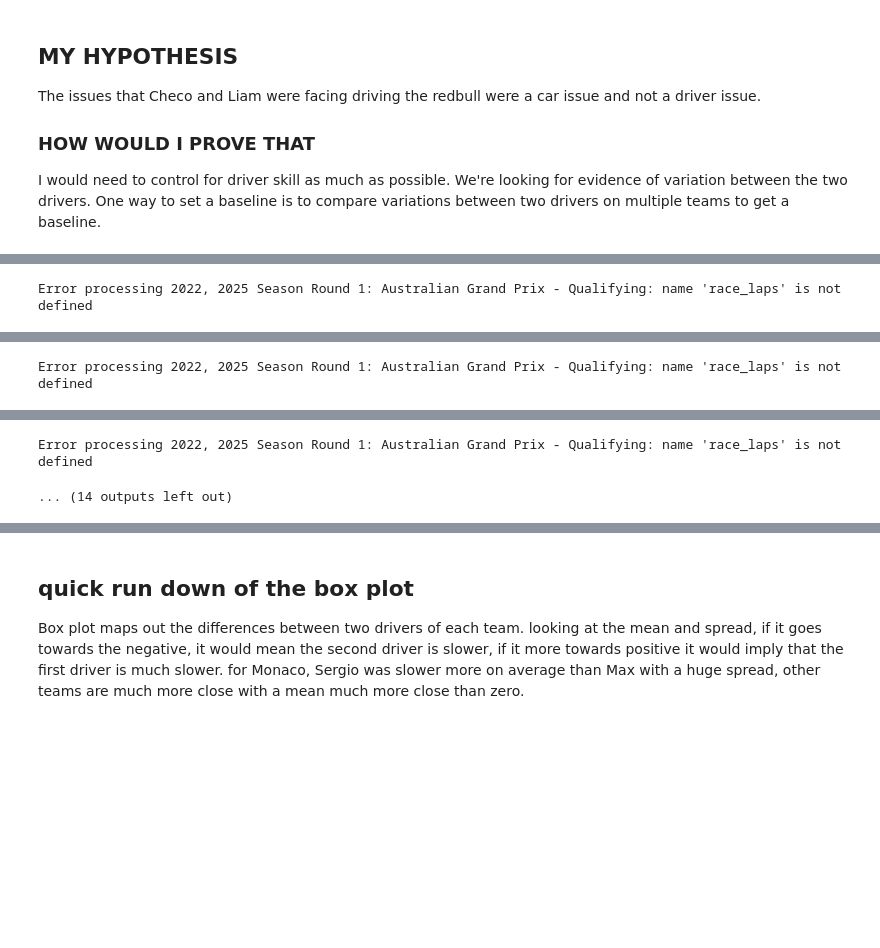
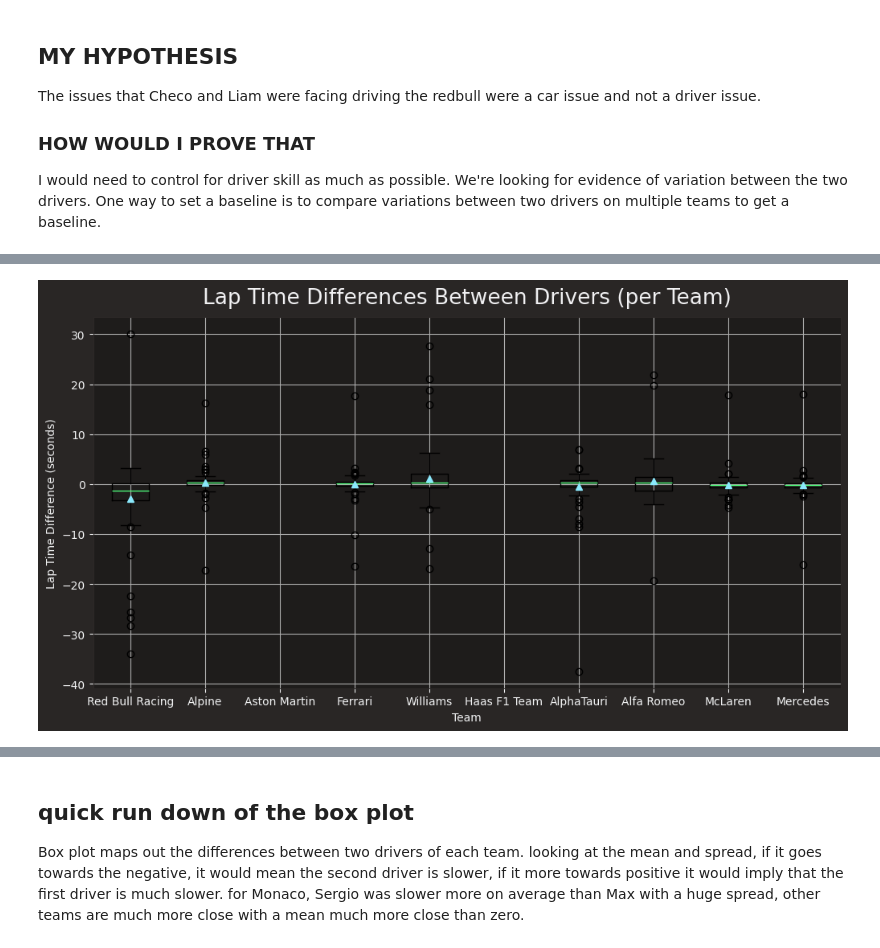
Before and after one commit to OhOmah/F1Revisited, a Jupyter notebook: MaxVSecondSeat.ipynb, the cells around one changed output, grey strips where cells are left out. Saved outputs shown, nothing was run; the diff lists cells and outputs as text; code cells hidden in the pictures; blank space fills up the shorter version.

Commit message:
Created box plot showing difference in driver laptimes over a year.

```diff
--- a/MaxVSecondSeat.ipynb
+++ b/MaxVSecondSeat.ipynb
@@ -181,66 +180,47 @@ test = test[test['EventFormat'] != 'testing']
 # %%
-all_team_differences = {}
-for year in years:
-    print(year)
-    schedule_raw = fastf1.get_event_schedule(year).copy()
-    # remove testing events
-    schedule_filtered = schedule_raw[schedule_raw['EventFormat'] != 'testing']
-    # Save as a list
-    schedule_list = schedule_filtered['RoundNumber'].tolist()
-    team_differences = {}
-    for races in schedule_list:
-        try:
-            # Get the session information
-            race = fastf1.get_session(year, races, 'R')
-            race.load()
-            # Define the teams that particapate in a race
-            Teams = race_laps['Team'].unique().tolist()
-            # Copy to not modify the original
-            race_laps = race.laps.copy()
+# TODO: loop through races to create larger datasets and more concrete plots.
+# import 1 race, change to loop to compare multiple races overtime
+race = fastf1.get_session(2023, 'Monaco', 'R')
+race.load()
 
-            # convert time delta to seconds
-            race_laps['LapTime'] = race_laps['LapTime'].map(lambda x: datetime.timedelta.total_seconds(x) if (np.all(pd.notnull(x))) else np.nan)
+# Make a list of all the teams
+Teams = race.laps['Team'].unique().tolist()
+# Box plot between two drivers in Monaco
+# TODO: Change to loop to showcase all races.
+team_differences = {}
 
-            # loop through the teams
-            for team in Teams:
-                # get the drivers
-                drivers = race_laps[race_laps['Team'] == team].Driver.unique()
-                if len(drivers) < 2:
-                    print(f"Team {team} in {race}, {year} has fewer than two drivers, Skipping.")
-                driver1 = drivers[0]
-                driver2 = drivers[1]
-                # Get their laps
-                driver1_laps = race_laps[race_laps['Driver'] == driver1].copy()
-                driver2_laps = race_laps[race_laps['Driver'] == driver2].copy()
+# Convert time delta to seconds
+race.laps['LapTime'] = race.laps['LapTime'].map(lambda x: datetime.timedelta.total_seconds(x) if (np.all(pd.notnull(x))) else np.nan)
+for team in Teams:
+    drivers = race.laps[race.laps['Team'] == team].Driver.unique()
+    # Pull drivers and laps
+    driver1 = drivers[0]
+    driver2= drivers[1]
+    driver1_laps = race.laps[race.laps['Driver'] == driver1].copy()
+    driver2_laps = race.laps[race.laps['Driver'] == driver2].copy()
 
-                # filter to only laps where both drivers completed
-                common_laps = np.intersect1d(driver1_laps['LapNumber'], driver2_laps['LapNumber'])
+    # filter to only laps where both drivers completed
+    common_laps = np.intersect1d(driver1_laps['LapNumber'], driver2_laps['LapNumber'])
 
-                driver1_common_laps = driver1_laps[driver1_laps['LapNumber'].isin(common_laps)]
-                driver2_common_laps = driver2_laps[driver2_laps['LapNumber'].isin(common_laps)]
+    driver1_common_laps = driver1_laps[driver1_laps['LapNumber'].isin(common_laps)]
+    driver2_common_laps = driver2_laps[driver2_laps['LapNumber'].isin(common_laps)]
 
-                # Calculate  the lap time differences
-                lap_time_diffs = driver1_common_laps['LapTime'].values - driver2_common_laps['LapTime'].values
+    # Calculate  the lap time differences
+    lap_time_diffs = driver1_common_laps['LapTime'].values - driver2_common_laps['LapTime'].values
 
-                if team not in all_team_differences:
-                    all_team_differences[team] = []
-                all_team_differences[team].extend(lap_time_diffs)
+    team_differences[team] = lap_time_diffs
 
-            # Clear cache after
-            fastf1.Cache.clear_cache()
 
-        except Exception as e:
-            print(f"Error processing {year}, {session}: {e}")
-
+# Prepare data for the box plot
 box_plot_data = []
 team_names = []
-for team, diffs in all_team_differences.items():
+for team, diffs in team_differences.items():
     box_plot_data.append(diffs)
     team_names.append(team)
 
 # Create the box plot
 plt.figure(figsize=(12, 6))
-plt.boxplot(box_plot_data, tick_labels=team_names)
+plt.boxplot(box_plot_data, tick_labels=team_names, showmeans=True)
 plt.title("Lap Time Differences Between Drivers (per Team)")
 plt.xlabel("Team")
 plt.ylabel("Lap Time Difference (seconds)")
@@ -310 +246,0 @@ core           INFO     Processing timing data...
-Error processing 2022, 2025 Season Round 1: Australian Grand Prix - Qualifying: name 'race_laps' is not defined
@@ -325 +246,0 @@ core           INFO     Processing timing data...
-Error processing 2022, 2025 Season Round 1: Australian Grand Prix - Qualifying: name 'race_laps' is not defined
@@ -340,2 +247 @@ core           INFO     Processing timing data...
-Error processing 2022, 2025 Season Round 1: Australian Grand Prix - Qualifying: name 'race_laps' is not defined
-... (14 outputs left out)
+[figure, added]
```
Also changed, not shown: parts of 11 cells of this notebook.
